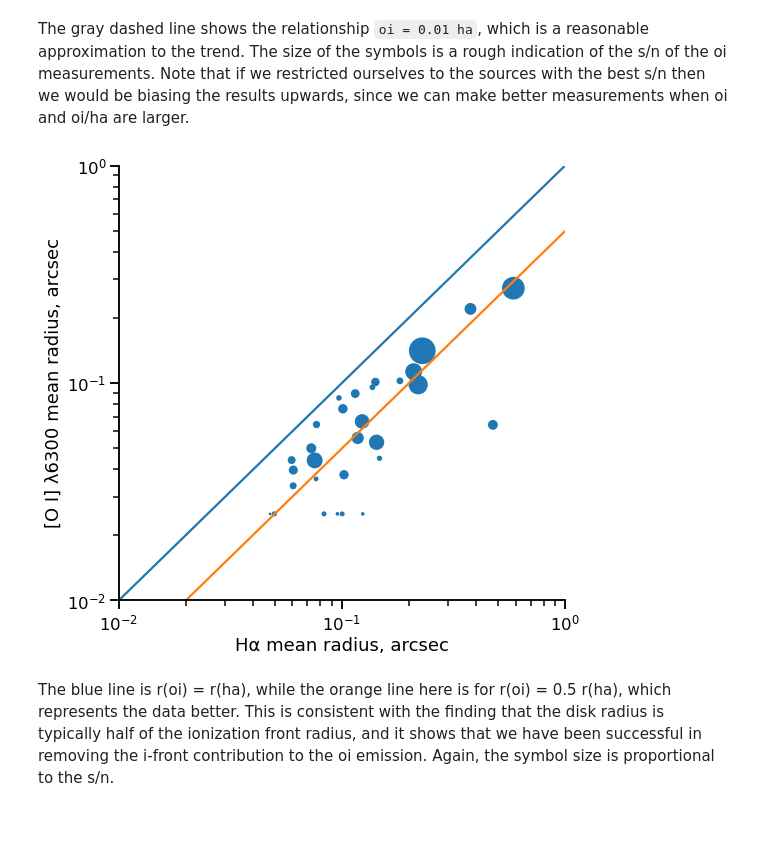
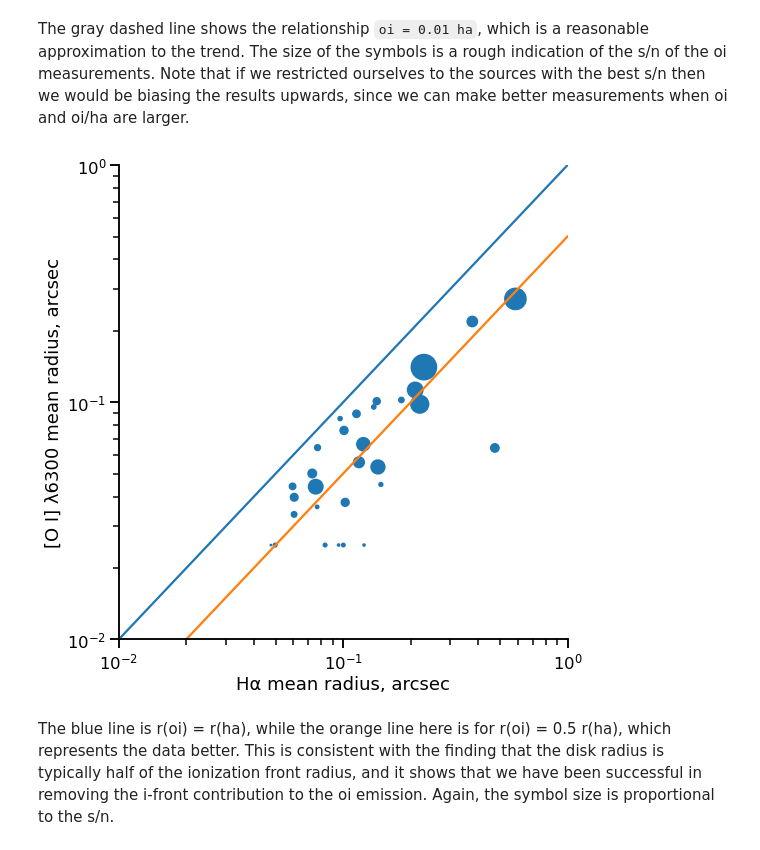
Before and after one commit to will-henney/neutral-proplyds, a Jupyter notebook: notebooks/02-all-proplyds-PC.ipynb, the cells around one changed output. Drawn from its saved outputs; the diff is of its cells as text; code cells hidden in the pictures; blank space fills up the shorter version.

```diff
--- a/notebooks/02-all-proplyds-PC.ipynb
+++ b/notebooks/02-all-proplyds-PC.ipynb
@@ -1015,25 +1018,26 @@ fig.savefig("proplyd-pc-L-L.jpg", dpi=300)
 # %%
 fig, ax = plt.subplots(figsize=(8, 8))
 ax.scatter(
     "r_ha",
     "r_oi",
     data=results_table,
     s=30 * results_table["s/n"] * results_table["r_oi"] / 0.05,
 )
 ax.plot([0, 1], [0, 1])
 ax.plot([0, 1], [0, 0.5])
 ax.set(
     xlabel="Hα mean radius, arcsec",
     ylabel="[O I] λ6300 mean radius, arcsec",
     xlim=[0.01, 1.0],
     ylim=[0.01, 1.0],
     xscale="log",
     yscale="log",
 )
 sns.despine()
+fig.tight_layout()
 ...;
 # %% [output]
-[figure, old version]
+[figure, new version]
 # %% [markdown]
 The blue line is r(oi) = r(ha), while the orange line here is for r(oi) = 0.5 r(ha), which represents the data better.  This is consistent with the finding that the disk radius is typically half of the ionization front radius, and it shows that we have been successful in removing the i-front contribution to the oi emission. Again, the symbol size is proportional to the s/n.
 # %%
```
Also changed, not shown: parts of 2 cells of this notebook, 7 other files.
